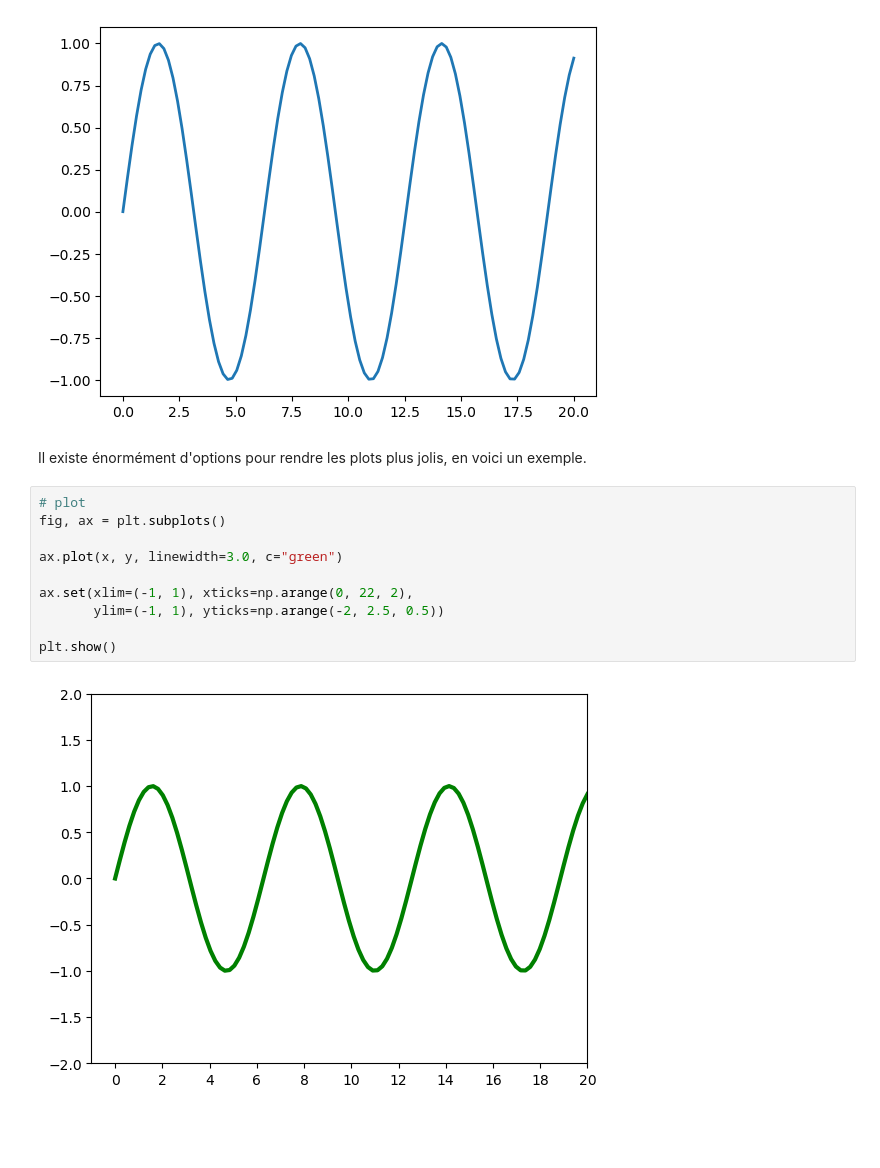
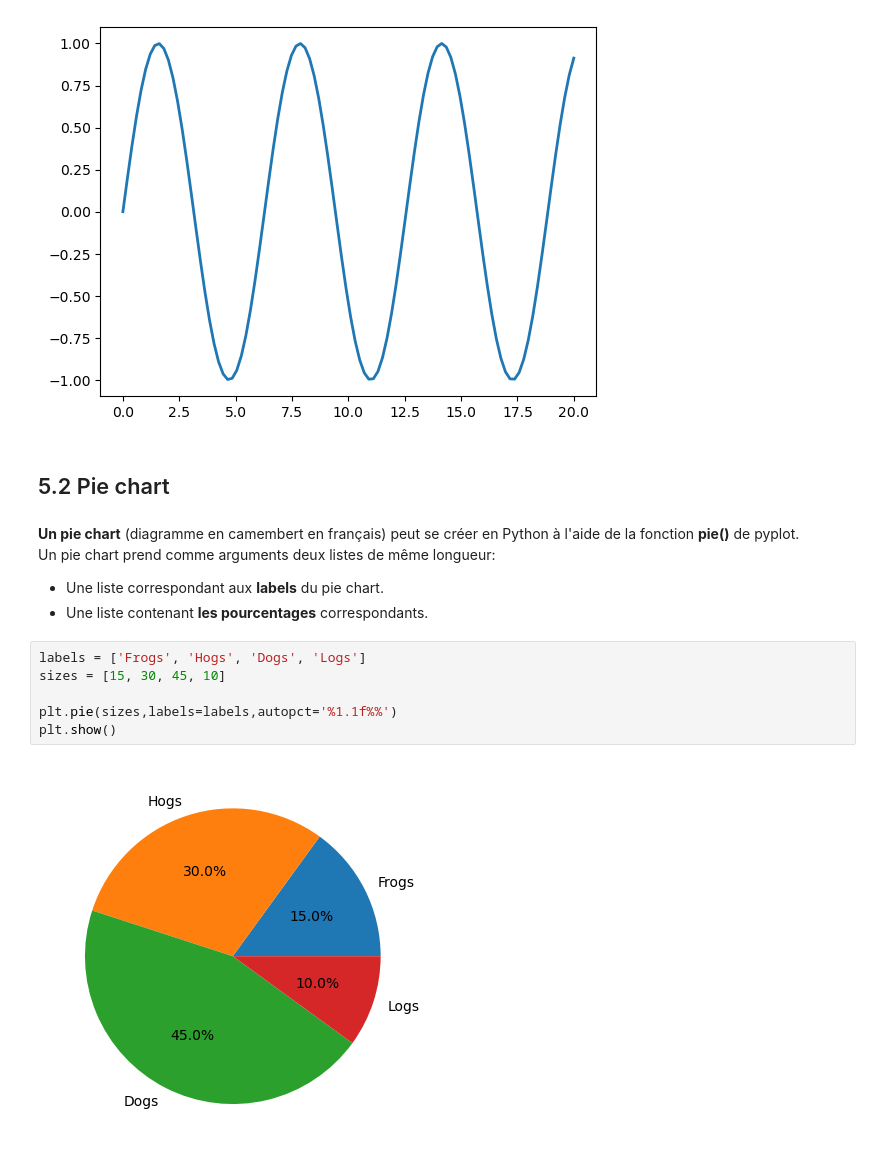
Before and after one commit to Flamanjaune/Tutoriel-Python, a Jupyter notebook: tutoriel_python_5.ipynb, the cells around one changed output. Saved outputs shown, nothing was run; the diff lists cells and outputs as text; blank space fills up the shorter version.

Commit message:
modified:   tutoriel_python_2.ipynb 	modified:   tutoriel_python_3.ipynb 	modified:   tutoriel_python_4.ipynb 	modified:   tutoriel_python_5.ipynb 	modified:   tutoriel_python_6.ipynb

```diff
--- a/tutoriel_python_5.ipynb
+++ b/tutoriel_python_5.ipynb
@@ -31,17 +31,19 @@ plt.plot(x, y, linewidth=2.0)
 plt.show()
 # %% [output]
 [figure]
-# %% [markdown]
-Il existe énormément d'options pour rendre les plots plus jolis, en voici un exemple.
-# %%
-# plot
-fig, ax = plt.subplots()
-
-ax.plot(x, y, linewidth=3.0, c="green")
-
-ax.set(xlim=(-1, 1), xticks=np.arange(0, 22, 2),
-       ylim=(-1, 1), yticks=np.arange(-2, 2.5, 0.5))
-
-plt.show()
-# %% [output]
-[figure, removed]
+# %% [markdown]
+## 5.2 Pie chart
+# %% [markdown]
+**Un pie chart** (diagramme en camembert en français) peut se créer en Python à l'aide de la fonction **pie()** de pyplot.
+<br>
+Un pie chart prend comme arguments deux listes de même longueur:
+- Une liste correspondant aux **labels** du pie chart.
+- Une liste contenant **les pourcentages** correspondants.
+# %%
+labels = ['Frogs', 'Hogs', 'Dogs', 'Logs']
+sizes = [15, 30, 45, 10]
+
+plt.pie(sizes,labels=labels,autopct='%1.1f%%')
+plt.show()
+# %% [output]
+[figure, added]
```
Also changed, not shown: parts of 19 cells of this notebook, 4 other files.
